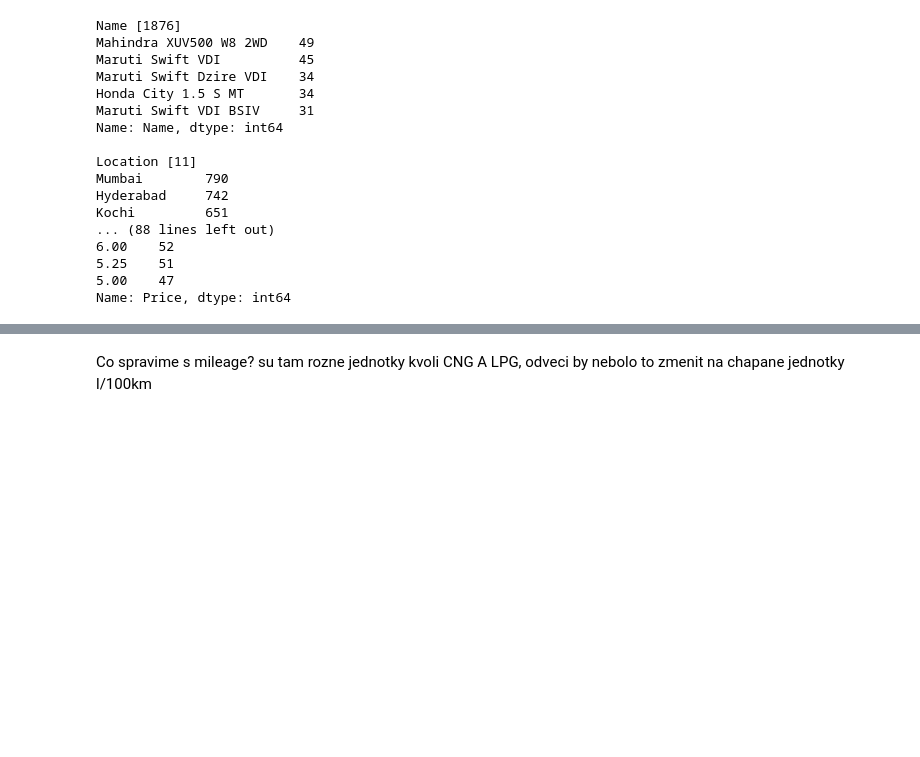
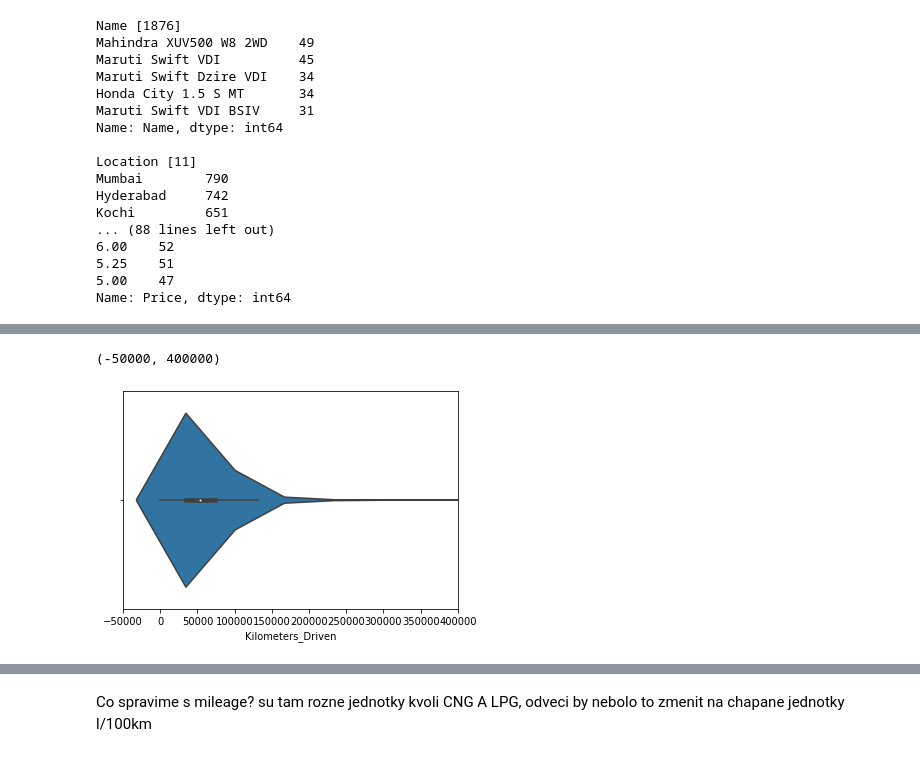
Before and after one commit to simon3358/oznal_2020, a Jupyter notebook: projekt.ipynb, the cells around one changed output, grey strips where cells are left out. Drawn from its saved outputs; the diff is of its cells as text; code cells hidden in the pictures; blank space fills up the shorter version.

```diff
--- a/projekt.ipynb
+++ b/projekt.ipynb
@@ -143,0 +147,5 @@ Name: Seats, dtype: int64
+# %%
+sns.violinplot(x=df["Kilometers_Driven"]).set_xlim(-50000,400000)
+# %% [output]
+(-50000, 400000)
+[figure, added]
```
Also changed, not shown: parts of 39 cells of this notebook.
